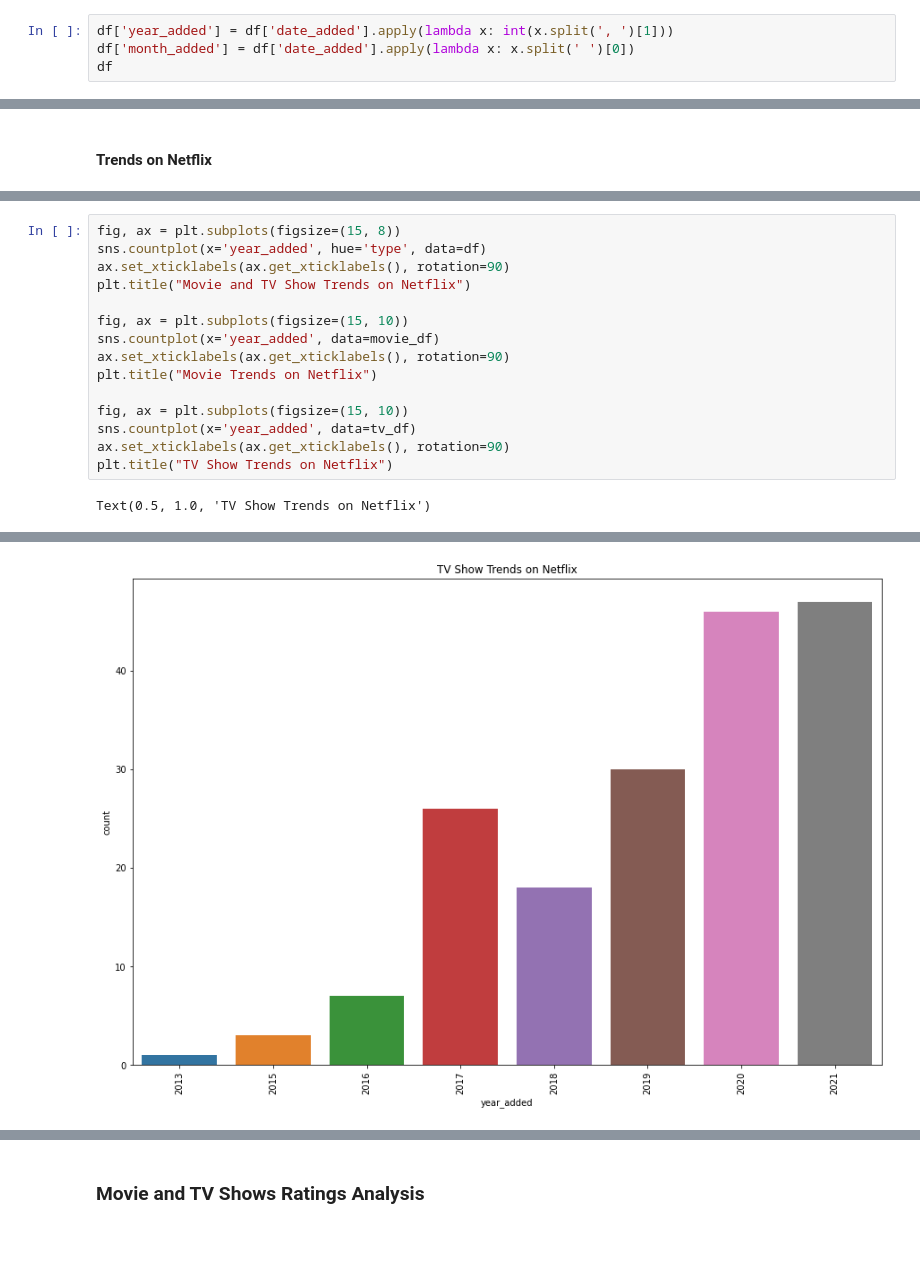
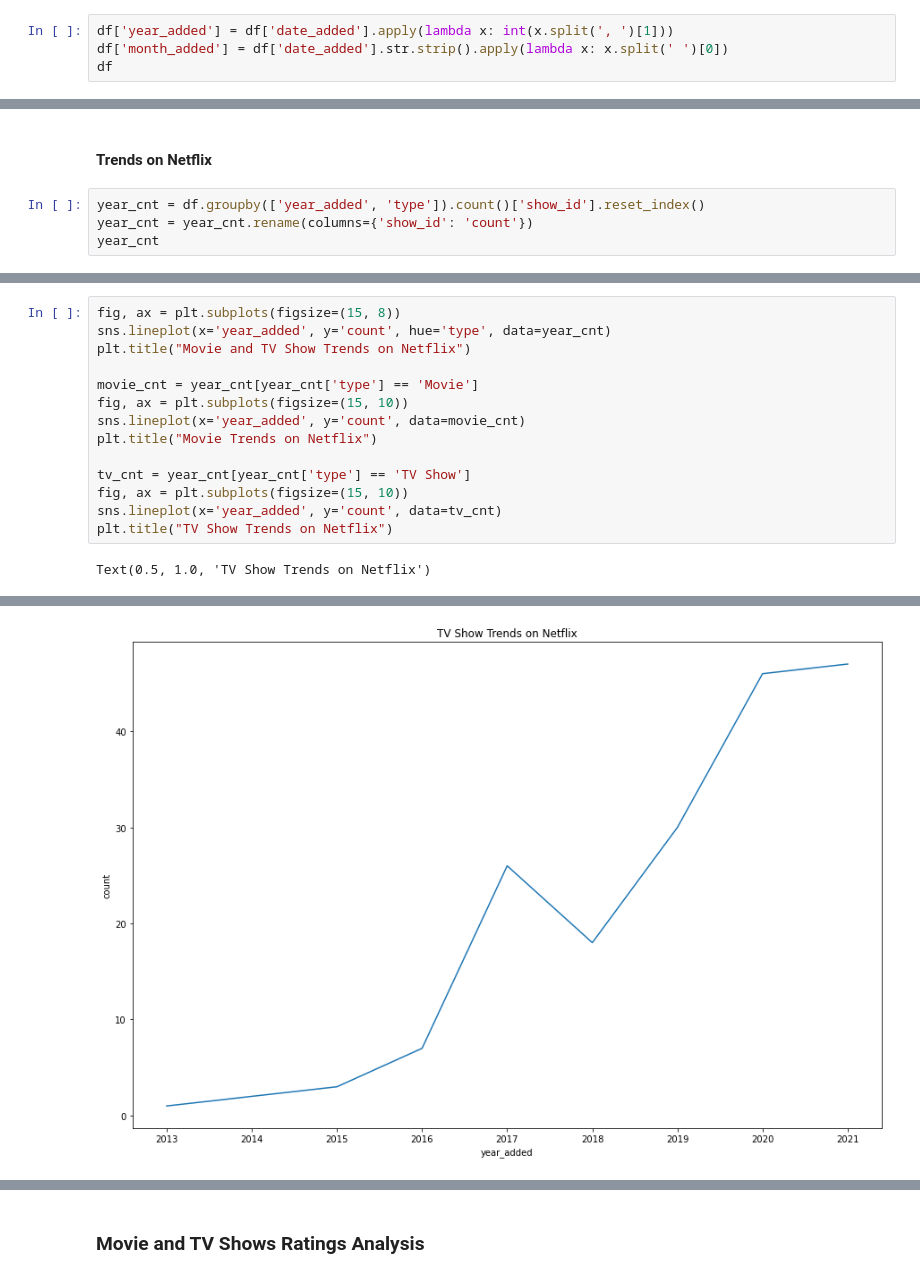
Before and after one commit to SarahLuym/kaggle, a Jupyter notebook: Netflix/Netflix Data Analysis.ipynb, the cells around one changed output, grey strips where cells are left out. Saved outputs shown, nothing was run; the diff lists cells and outputs as text; blank space fills up the shorter version.

```diff
--- a/Netflix/Netflix Data Analysis.ipynb
+++ b/Netflix/Netflix Data Analysis.ipynb
@@ -155,6 +155,6 @@ genre
 # %%
 df['year_added'] = df['date_added'].apply(lambda x: int(x.split(', ')[1]))
-df['month_added'] = df['date_added'].apply(lambda x: x.split(' ')[0])
+df['month_added'] = df['date_added'].str.strip().apply(lambda x: x.split(' ')[0])
 df
 # %% [output]
 |  | show_id | type | title | director | cast | country | date_added | release_year | rating | duration | ... |
@@ -243,3 +243,7 @@ Text(0.5, 1.0, 'Movie and TV Show Production Trends')
 [figure]
 # %% [markdown]
 #### Trends on Netflix
+# %%
+year_cnt = df.groupby(['year_added', 'type']).count()['show_id'].reset_index()
+year_cnt = year_cnt.rename(columns={'show_id': 'count'})
+year_cnt
@@ -246,17 +268,16 @@ Text(0.5, 1.0, 'Movie and TV Show Production Trends')
 # %%
 fig, ax = plt.subplots(figsize=(15, 8))
-sns.countplot(x='year_added', hue='type', data=df)
-ax.set_xticklabels(ax.get_xticklabels(), rotation=90)
+sns.lineplot(x='year_added', y='count', hue='type', data=year_cnt)
 plt.title("Movie and TV Show Trends on Netflix")
 
+movie_cnt = year_cnt[year_cnt['type'] == 'Movie']
 fig, ax = plt.subplots(figsize=(15, 10))
-sns.countplot(x='year_added', data=movie_df)
-ax.set_xticklabels(ax.get_xticklabels(), rotation=90)
+sns.lineplot(x='year_added', y='count', data=movie_cnt)
 plt.title("Movie Trends on Netflix")
 
+tv_cnt = year_cnt[year_cnt['type'] == 'TV Show']
 fig, ax = plt.subplots(figsize=(15, 10))
-sns.countplot(x='year_added', data=tv_df)
-ax.set_xticklabels(ax.get_xticklabels(), rotation=90)
+sns.lineplot(x='year_added', y='count', data=tv_cnt)
 plt.title("TV Show Trends on Netflix")
 # %% [output]
 Text(0.5, 1.0, 'TV Show Trends on Netflix')
@@ -265 +286 @@ Text(0.5, 1.0, 'TV Show Trends on Netflix')
-[figure, old version]
+[figure, new version]
```
Also changed, not shown: parts of 82 cells of this notebook.
